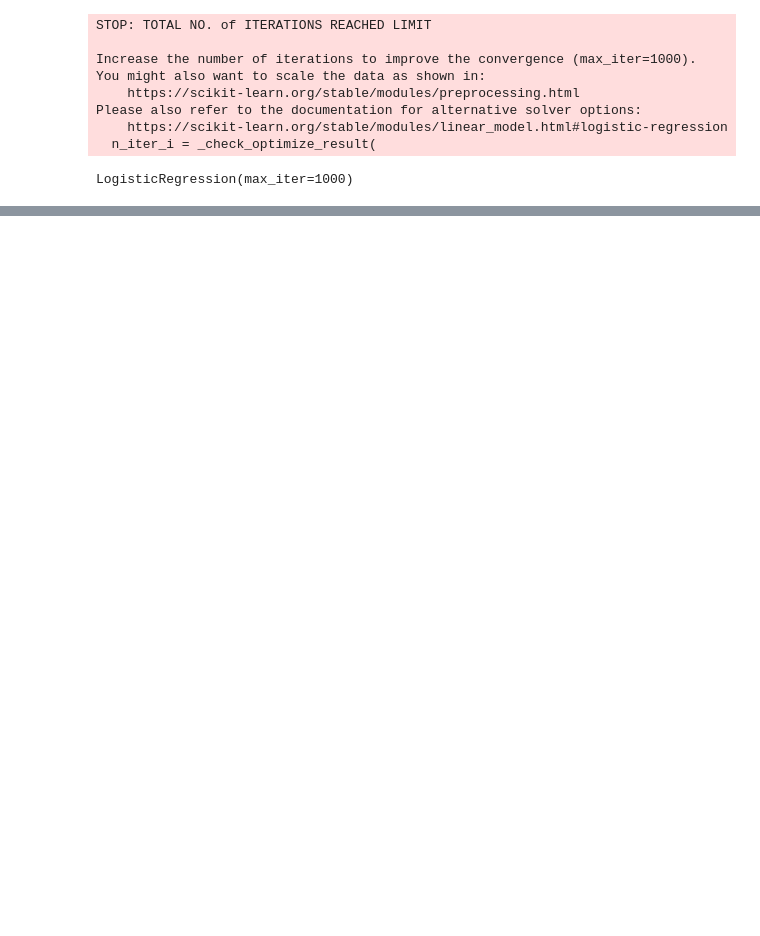
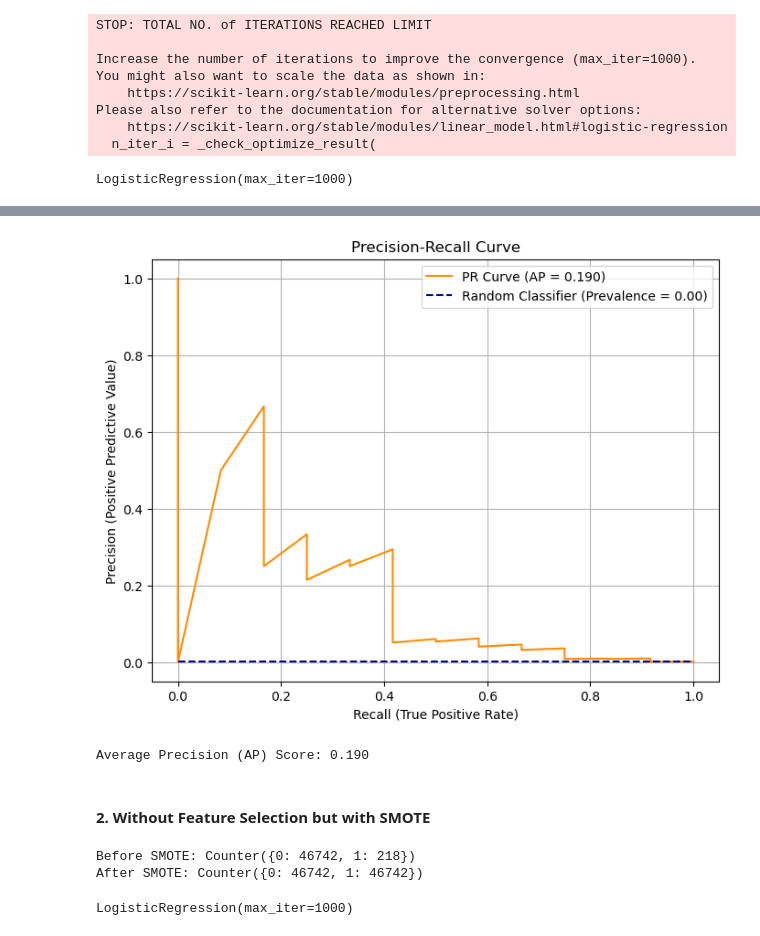
Before and after one commit to HWTeng-Teaching/202509-ML-FinTech, a Jupyter notebook: project/U.S. Corporate Bankruptcy Prediction/test_benchmark.ipynb, the cells around one changed output, grey strips where cells are left out. Saved outputs shown, nothing was run; the diff lists cells and outputs as text; code cells hidden in the pictures; blank space fills up the shorter version.

```diff
--- a/project/U.S. Corporate Bankruptcy Prediction/test_benchmark.ipynb
+++ b/project/U.S. Corporate Bankruptcy Prediction/test_benchmark.ipynb
@@ -778,4 +138,0 @@ print("訓練集大小:", X_train.shape,y_train.shape, "測試集大小:", X_tes
-# %%
-# 模型如前相同定義
-model = LogisticRegression(max_iter=1500)
-model.fit(X_train_imputed, y_train)
@@ -904,0 +193,36 @@ weighted avg       1.00      1.00      1.00      9238
+# %%
+from sklearn.metrics import precision_recall_curve, average_precision_score
+
+# --- 2. 獲取 Precision、Recall 和 Thresholds ---
+# precision_recall_curve 函數返回 precision, recall, thresholds
+precision, recall, thresholds = precision_recall_curve(y_test, y_pred_proba)
+
+# 計算平均精準度 (Average Precision, AP)，這是 PR 曲線的 AUC
+ap_score = average_precision_score(y_test, y_pred_proba)
+
+# --- 3. 繪製 PR 曲線 ---
+plt.figure(figsize=(8, 6))
+
+# 繪製 PR 曲線
+# 注意：X 軸是 Recall，Y 軸是 Precision
+plt.plot(recall, precision, label=f'PR Curve (AP = {ap_score:.3f})', color='darkorange')
+
+# 繪製隨機分類器的基準線
+# 隨機分類器的 Precision 等於正類別的比例 (Prevalence)
+no_skill_prevalence = sum(y_test == 1) / len(y_test)
+plt.plot([0, 1], [no_skill_prevalence, no_skill_prevalence], linestyle='--', color='navy', label=f'Random Classifier (Prevalence = {no_skill_prevalence:.2f})')
+
+
+plt.xlabel('Recall (True Positive Rate)') # X 軸是召回率
+plt.ylabel('Precision (Positive Predictive Value)') # Y 軸是精準率
+plt.title('Precision-Recall Curve') # 圖表標題
+plt.legend(loc='best') # 放置圖例在最佳位置
+plt.grid(True) # 顯示網格
+plt.show()
+
+print(f"Average Precision (AP) Score: {ap_score:.3f}")
+# %% [output]
+[figure, added]
+Average Precision (AP) Score: 0.190
+# %% [markdown]
+#### 2. Without Feature Selection but with SMOTE
@@ -904,0 +240,8 @@ weighted avg       1.00      1.00      1.00      9238
+# %%
+print("Before SMOTE:", Counter(y_train))
+sm = SMOTE(random_state=42)
+X_res, y_res = sm.fit_resample(X_train, y_train)
+print("After SMOTE:", Counter(y_res))
+# %% [output]
+Before SMOTE: Counter({0: 46742, 1: 218})
+After SMOTE: Counter({0: 46742, 1: 46742})
@@ -904,0 +252,7 @@ weighted avg       1.00      1.00      1.00      9238
+# %%
+# 建立模型
+from sklearn.linear_model import LogisticRegression
+model_smote_scaled = LogisticRegression(max_iter=1000)
+model_smote_scaled.fit(X_res_scaled,y_res)
+# %% [output]
+LogisticRegression(max_iter=1000)
```
Also changed, not shown: parts of 119 cells of this notebook.
